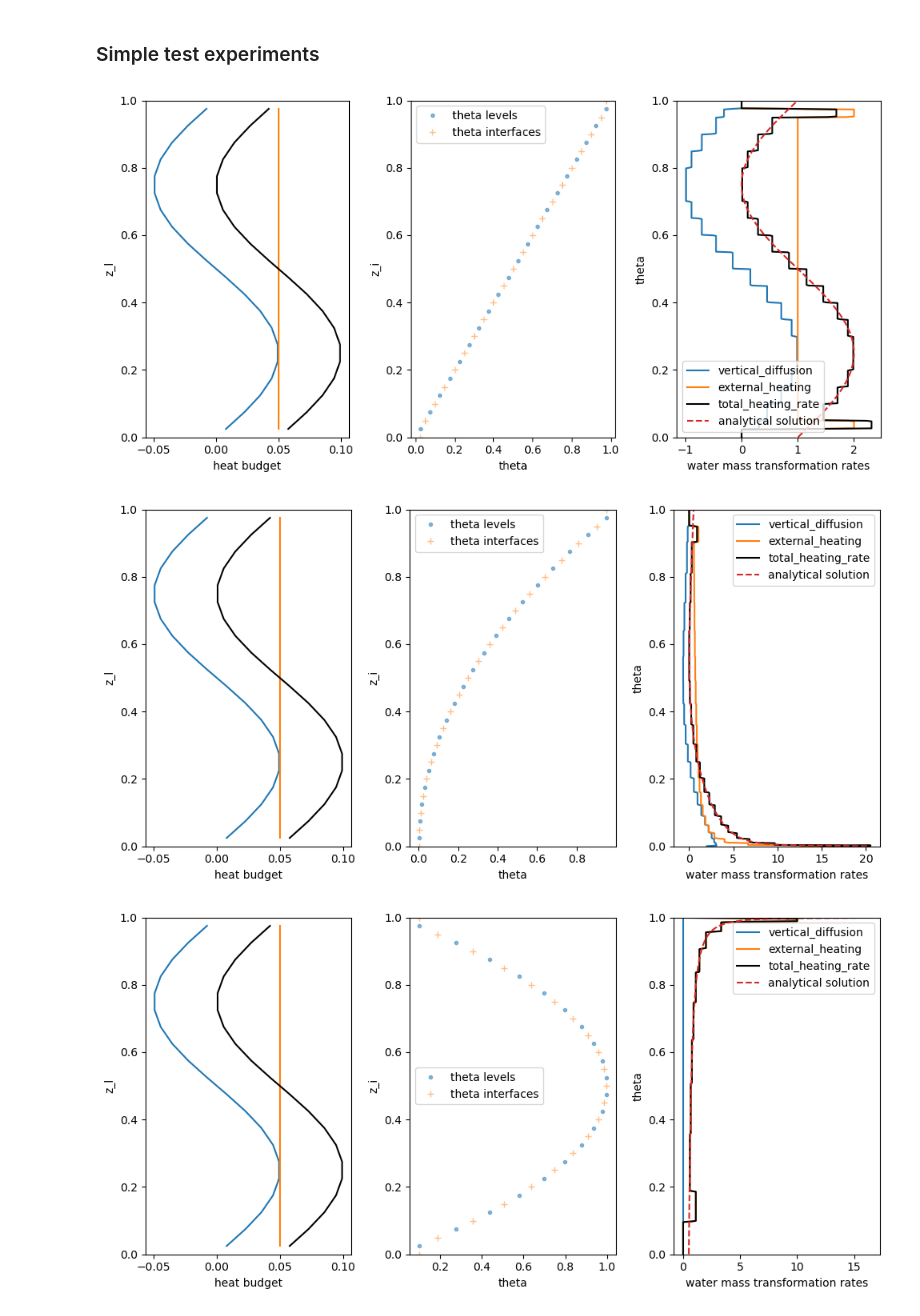
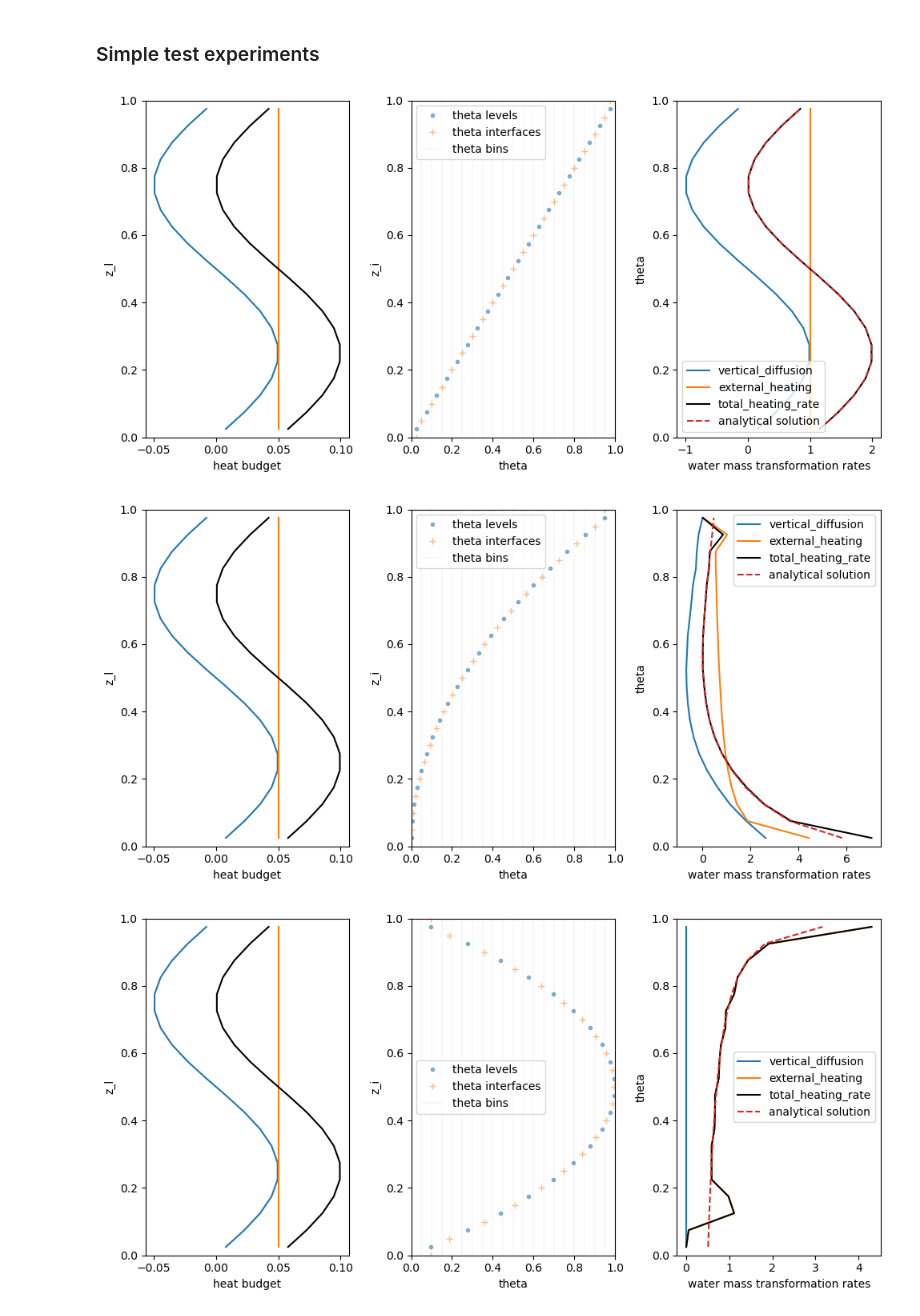
Before and after one commit to NOAA-GFDL/xwmt, a Jupyter notebook: notebooks/testing_examples.ipynb, the cells around one changed output. Drawn from its saved outputs; the diff is of its cells as text; code cells hidden in the pictures.

Commit message:
Added bins to theta plot

```diff
--- a/notebooks/testing_examples.ipynb
+++ b/notebooks/testing_examples.ipynb
@@ -18,7 +18,7 @@ def idealized_diffusion(z):
     return np.sin(2*np.pi*z)
 
 dz = 5.e-2
-dlam = 0.00173
+dlam = dz
 bins = np.arange(0., 1.+dlam, dlam)
 # %%
 def lam_constant_stratification(z):
@@ -80,7 +80,6 @@ plt.xlabel("heat budget")
 plt.title("")
 
 plt.subplot(1,3,2)
-
 lam = ds['theta']
 lam.plot(y="z_l", linewidth=0., alpha=0.5, marker=".", label="theta levels")
 lam_i = (
@@ -89,8 +88,11 @@ lam_i = (
     .rename(lam.name)
 )
 lam_i.plot(y="z_i", marker="+", linewidth=0., alpha=0.5, label="theta interfaces")
-
+for b in bins:
+    plt.axvline(b, color='k', alpha=0.15, lw=0.25)
+plt.axvline(np.nan, color='k', alpha=0.15, lw=0.25, label="theta bins")
 plt.ylim(0, 1)
+plt.xlim(0, 1)
 plt.title("")
 plt.legend()
 
@@ -109,7 +111,7 @@ plt.ylim(0, 1)
 plt.xlabel("water mass transformation rates")
 plt.tight_layout()
 # %% [output]
-[figure, old version]
+[figure, new version]
 # %%
 def lam_variable_stratification(z):
     return z**2
@@ -170,7 +172,6 @@ plt.xlabel("heat budget")
 plt.title("")
 
 plt.subplot(1,3,2)
-
 lam = ds['theta']
 lam.plot(y="z_l", linewidth=0., alpha=0.5, marker=".", label="theta levels")
 lam_i = (
@@ -179,8 +180,11 @@ lam_i = (
     .rename(lam.name)
 )
 lam_i.plot(y="z_i", marker="+", linewidth=0., alpha=0.5, label="theta interfaces")
-
+for b in bins:
+    plt.axvline(b, color='k', alpha=0.15, lw=0.25)
+plt.axvline(np.nan, color='k', alpha=0.15, lw=0.25, label="theta bins")
 plt.ylim(0, 1)
+plt.xlim(0, 1)
 plt.title("")
 plt.legend()
 
@@ -199,7 +203,7 @@ plt.ylim(0, 1)
 plt.xlabel("water mass transformation rates")
 plt.tight_layout()
 # %% [output]
-[figure, old version]
+[figure, new version]
 # %%
 def lam_nonmonotic_stratification(z):
     return 1 - (2*z - 1)**2
@@ -261,33 +265,35 @@ plt.xlabel("heat budget")
 plt.title("")
 
 plt.subplot(1,3,2)
-
 lam = ds['theta']
 lam.plot(y="z_l", linewidth=0., alpha=0.5, marker=".", label="theta levels")
 lam_i = (
     grid.interp(lam, "Z", boundary="extend")
     .chunk({grid.axes['Z'].coords['outer']: -1})
     .rename(lam.name)
 )
 lam_i.plot(y="z_i", marker="+", linewidth=0., alpha=0.5, label="theta interfaces")
-
+for b in bins:
+    plt.axvline(b, color='k', alpha=0.15, lw=0.25)
+plt.axvline(np.nan, color='k', alpha=0.15, lw=0.25, label="theta bins")
 plt.ylim(0, 1)
+plt.xlim(0, 1)
 plt.title("")
 plt.legend()
 
 plt.subplot(1,3,3)
 for wmt in budget_dict['heat']['rhs'].values():
     wmts[wmt].plot(y="theta", label=wmt)
 for wmt in budget_dict['heat']['lhs'].values():
     wmts[wmt].plot(y="theta", label=wmt, color="k")
 plt.ylim(0, 1)
 
 lam = wmts[wmt].theta
 exact_solution(lam).plot(y="theta", color="C3", ls="--", label="analytical solution")
 
 plt.legend()
 plt.ylim(0, 1)
 plt.xlabel("water mass transformation rates")
 plt.tight_layout()
 # %% [output]
-[figure, old version]
+[figure, new version]
```
